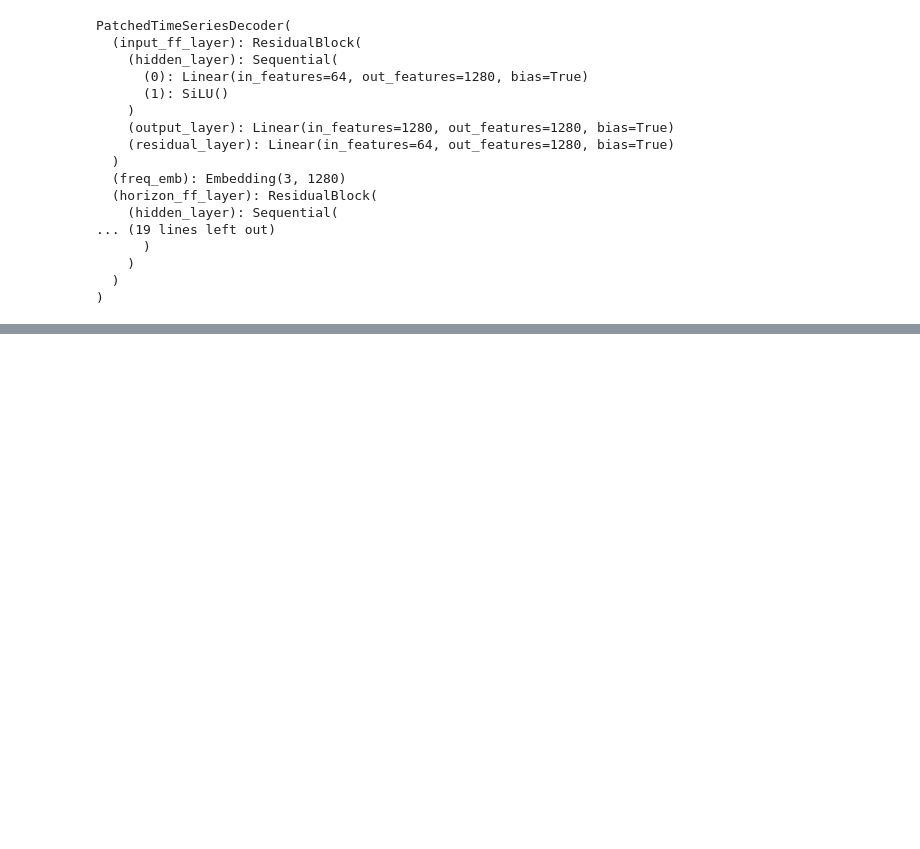
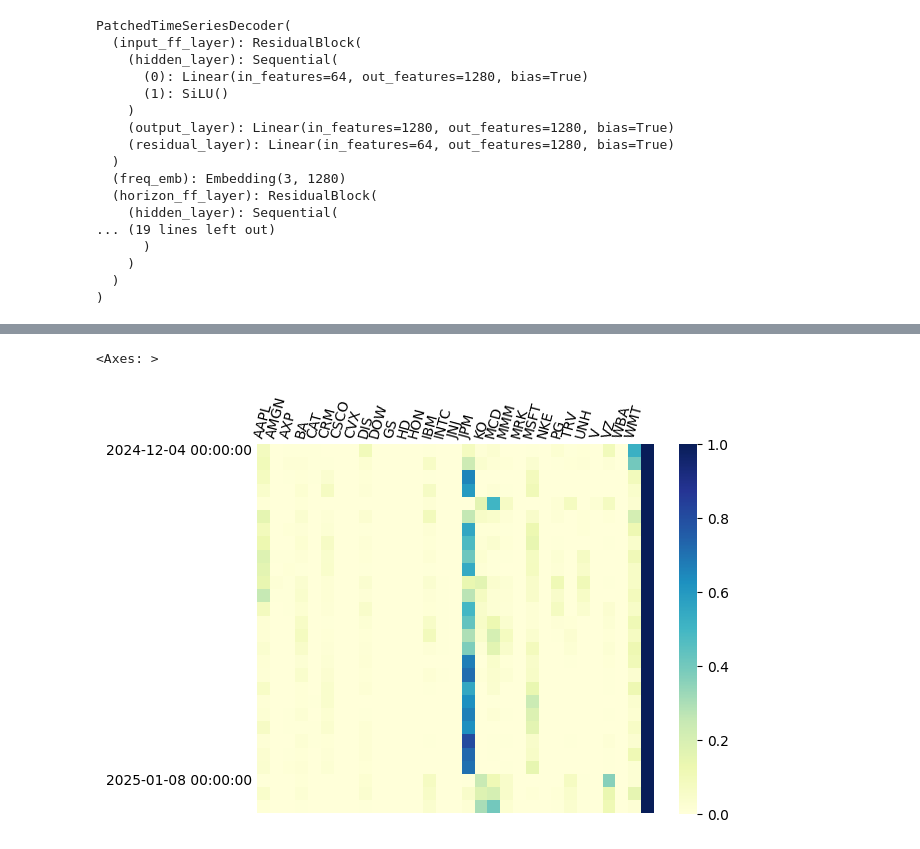
Before and after one commit to zhangmaosen/deep_portfolio, a Jupyter notebook: deep_portfolio.ipynb, the cells around one changed output, grey strips where cells are left out. Cells and saved outputs as stored; diff of their text form; code cells hidden in the pictures; blank space fills up the shorter version.

```diff
--- a/deep_portfolio.ipynb
+++ b/deep_portfolio.ipynb
@@ -693,5 +729,5 @@ per_epoch_results.mean()['test']['loss']['network'].plot()
 from json import load
 
 
-loaded_network = torch.load('models/2025-04-12 10-17-27/model_01__-0.1535.pth', weights_only=False)
+loaded_network = torch.load('models/2025-04-19 09-26-16/model_10__-0.1844.pth', weights_only=False)
 loaded_network.eval()
@@ -726,0 +790,9 @@ plot_weight_heatmap(weight_table,
+# %%
+weight_table = generate_weights_table(loaded_network, dataloader_test,device = device)
+plot_weight_heatmap(weight_table,
+                    add_sum_column=True,
+                    time_format=None,
+                    time_skips=25)
+# %% [output]
+<Axes: >
+[figure, added]
```
Also changed, not shown: parts of 17 cells of this notebook, 2 other files.
